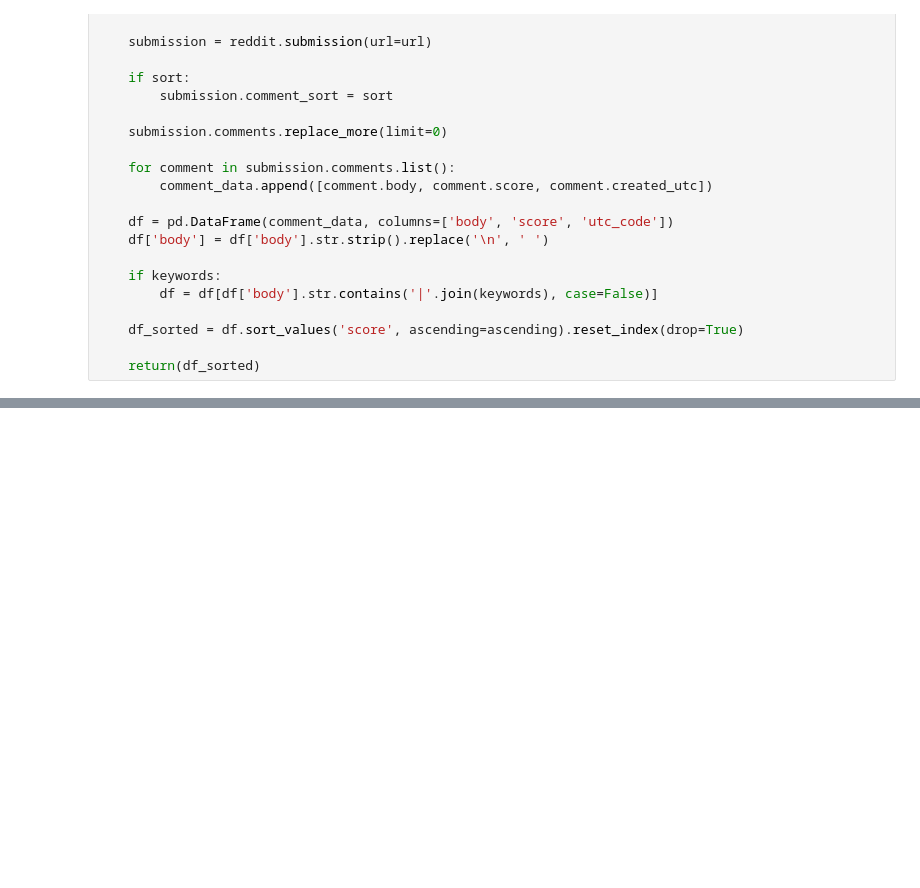
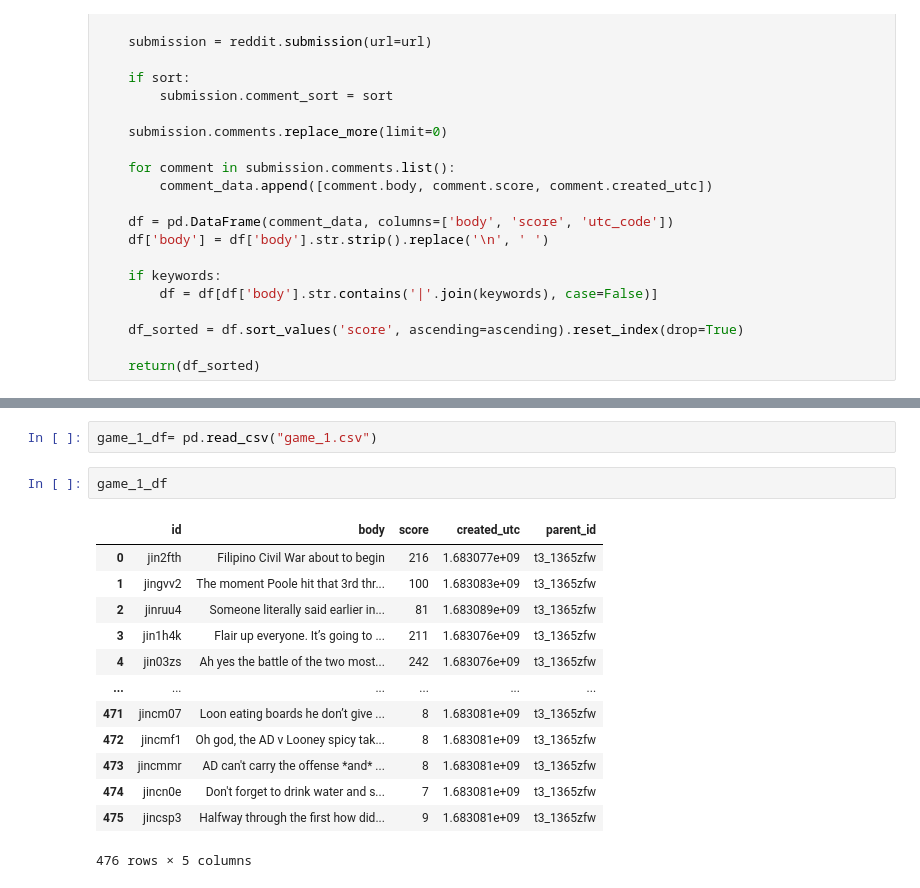
Before and after one commit to michalwodnicki/nba-sentiment, a Jupyter notebook: testing.ipynb, the cells around one changed output, grey strips where cells are left out. Saved outputs shown, nothing was run; the diff lists cells and outputs as text; blank space fills up the shorter version.

```diff
--- a/testing.ipynb
+++ b/testing.ipynb
@@ -59,0 +211,18 @@ print(df.head(),'\n', f"length of query: {len(df)}")
+# %%
+game_1_df= pd.read_csv("game_1.csv")
+# %%
+game_1_df
+# %% [output]
+|  | id | body | score | created_utc | parent_id |
+| 0 | jin2fth | Filipino Civil War about to begin | 216 | 1.683077e+09 | t3_1365zfw |
+| 1 | jingvv2 | The moment Poole hit that 3rd thr... | 100 | 1.683083e+09 | t3_1365zfw |
+| 2 | jinruu4 | Someone literally said earlier in... | 81 | 1.683089e+09 | t3_1365zfw |
+| 3 | jin1h4k | Flair up everyone. It’s going to ... | 211 | 1.683076e+09 | t3_1365zfw |
+| 4 | jin03zs | Ah yes the battle of the two most... | 242 | 1.683076e+09 | t3_1365zfw |
+| ... | ... | ... | ... | ... | ... |
+| 471 | jincm07 | Loon eating boards he don’t give ... | 8 | 1.683081e+09 | t3_1365zfw |
+| 472 | jincmf1 | Oh god, the AD v Looney spicy tak... | 8 | 1.683081e+09 | t3_1365zfw |
+| 473 | jincmmr | AD can't carry the offense *and* ... | 8 | 1.683081e+09 | t3_1365zfw |
+| 474 | jincn0e | Don't forget to drink water and s... | 7 | 1.683081e+09 | t3_1365zfw |
+| 475 | jincsp3 | Halfway through the first how did... | 9 | 1.683081e+09 | t3_1365zfw |
+476 rows × 5 columns
```
Also changed, not shown: parts of 20 cells of this notebook, 9 other files.
